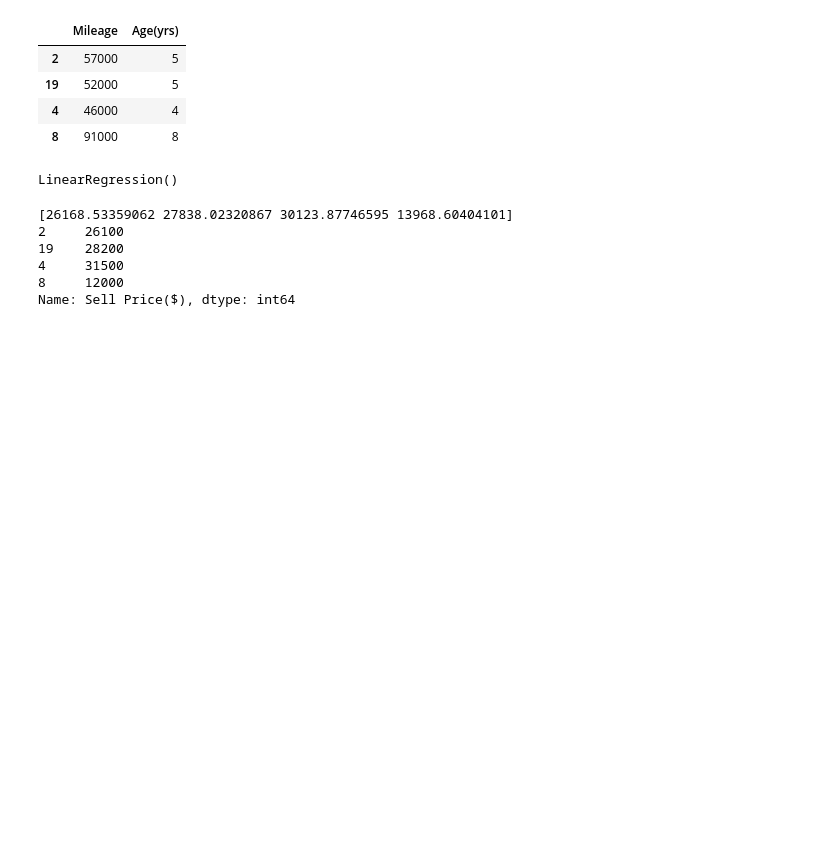
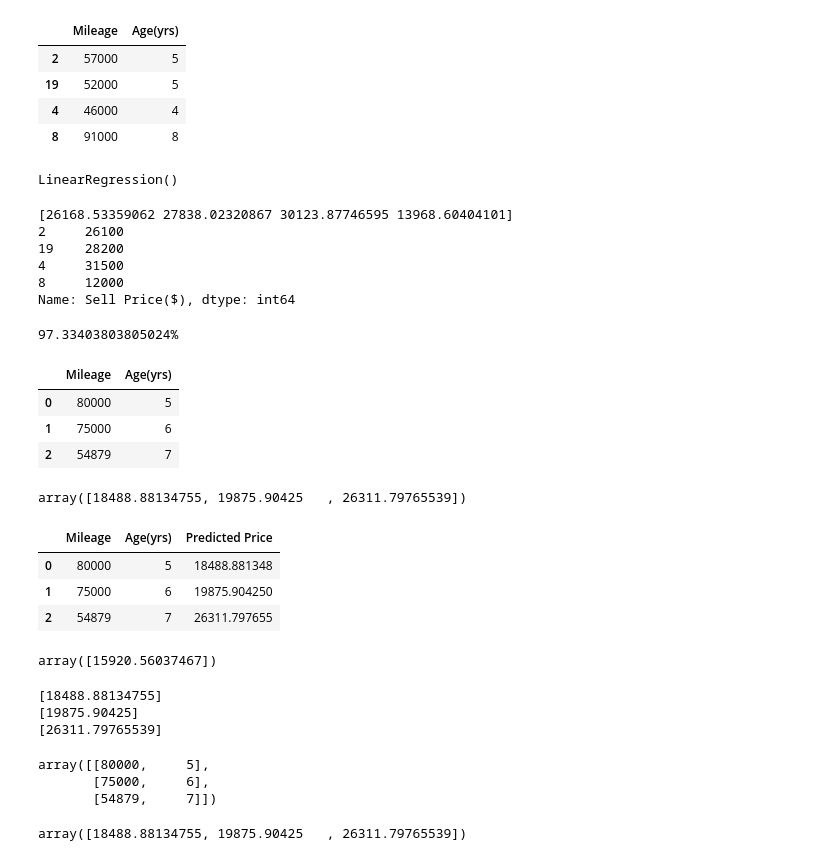
Before and after one commit to maazulhaq00/Python-Machine-Learning-S3, a Jupyter notebook: 5_Train_test_split.ipynb, the cells around one changed output. Cells and saved outputs as stored; diff of their text form; code cells hidden in the pictures; blank space fills up the shorter version.

Commit message:
score & pickle

```diff
--- a/5_Train_test_split.ipynb
+++ b/5_Train_test_split.ipynb
@@ -83,3 +83,9 @@ print(y_test)
 4     31500
 8     12000
 Name: Sell Price($), dtype: int64
+# %%
+model_score = model.score(X_test, y_test)
+
+print(f"{model_score*100}%")
+# %% [output]
+97.33403803805024%
@@ -85,0 +96,24 @@ Name: Sell Price($), dtype: int64
+# %%
+newdata = pd.read_csv("/content/cardata_to_predict.csv")
+# %%
+newdata
+# %% [output]
+|  | Mileage | Age(yrs) |
+| 0 | 80000 | 5 |
+| 1 | 75000 | 6 |
+| 2 | 54879 | 7 |
+# %%
+pred_price = model.predict(newdata)
+# %%
+pred_price
+# %% [output]
+array([18488.88134755, 19875.90425   , 26311.79765539])
+# %%
+newdata['Predicted Price'] = pred_price
+# %%
+newdata
+# %% [output]
+|  | Mileage | Age(yrs) | Predicted Price |
+| 0 | 80000 | 5 | 18488.881348 |
+| 1 | 75000 | 6 | 19875.904250 |
+| 2 | 54879 | 7 | 26311.797655 |
@@ -85,0 +122,26 @@ Name: Sell Price($), dtype: int64
+# %%
+model.predict([[86000, 7]])
+# %% [output]
+array([15920.56037467])
+# %%
+for row in range(len(newdata)):
+  price = model.predict([[newdata.iloc[row, 0], newdata.iloc[row, 1]]])
+  print(price)
+# %% [output]
+[18488.88134755]
+[19875.90425]
+[26311.79765539]
+# %%
+newdata1 = pd.read_csv("/content/cardata_to_predict.csv")
+
+cardata_array = newdata1.to_numpy()
+
+cardata_array
+# %% [output]
+array([[80000,     5],
+       [75000,     6],
+       [54879,     7]])
+# %%
+model.predict(cardata_array)
+# %% [output]
+array([18488.88134755, 19875.90425   , 26311.79765539])
```
Also changed, not shown: parts of 5 cells of this notebook, 2 other files.
